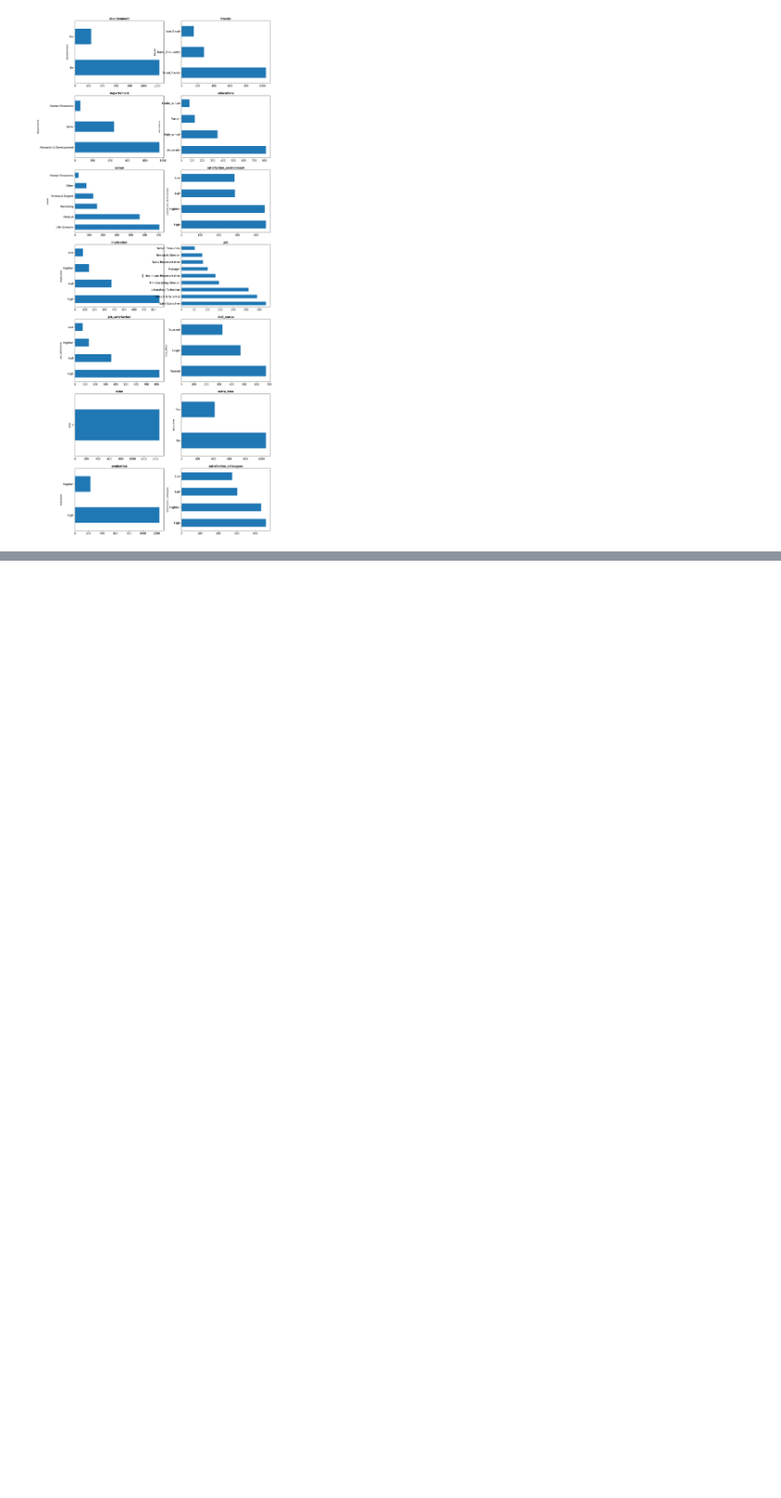
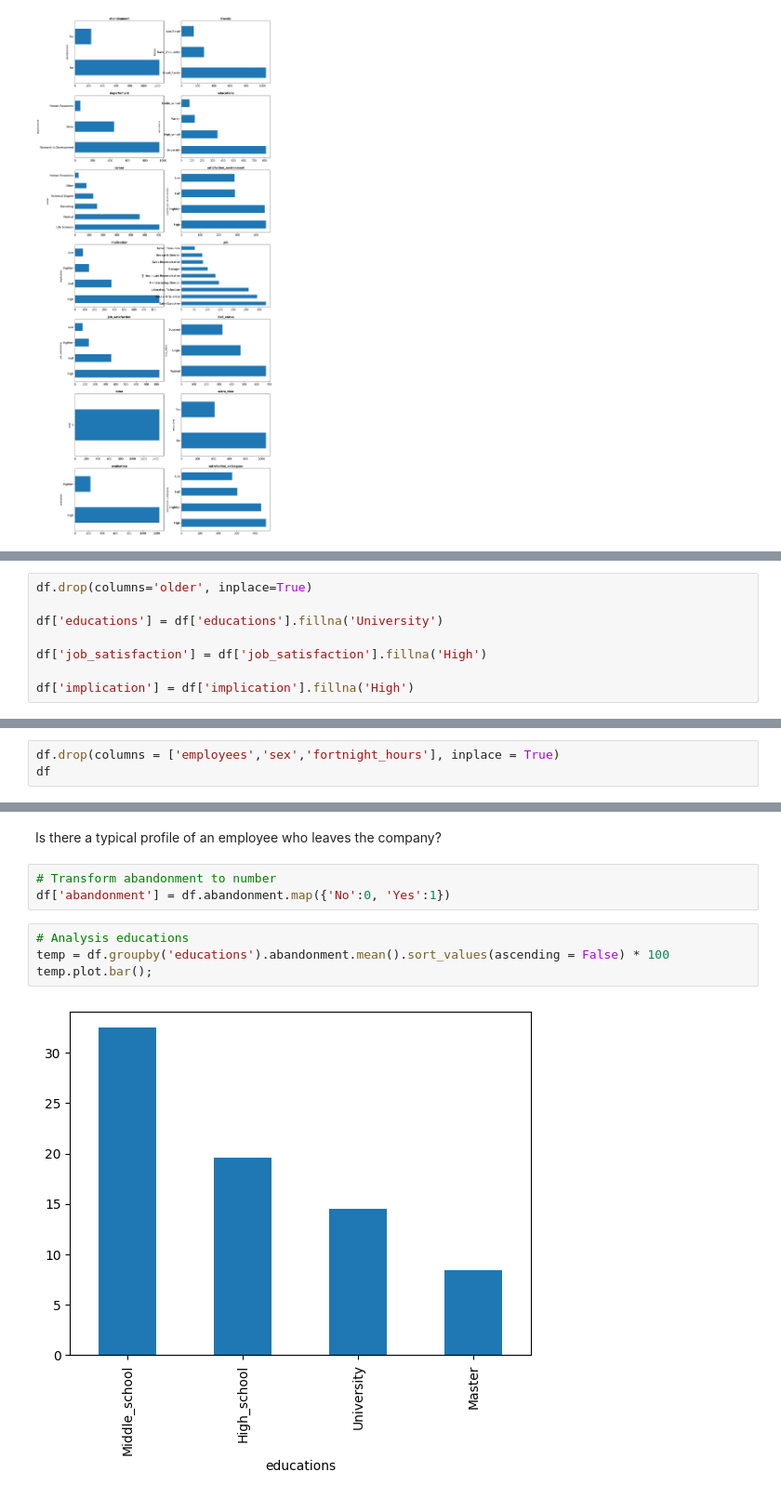
Before and after one commit to EstebanGarnicaMateus/Portfolio, a Jupyter notebook: ds_projects/data_science/Abandonment_employees.ipynb, the cells around one changed output, grey strips where cells are left out. Shown: that part at 93% size. Saved outputs shown, nothing was run; the diff lists cells and outputs as text; blank space fills up the shorter version.

```diff
--- a/ds_projects/data_science/Abandonment_employees.ipynb
+++ b/ds_projects/data_science/Abandonment_employees.ipynb
@@ -114,0 +123,8 @@ graphics_eda_categoricos(df.select_dtypes('O'))
+# %%
+df.drop(columns='older', inplace=True)
+
+df['educations'] = df['educations'].fillna('University')
+
+df['job_satisfaction'] = df['job_satisfaction'].fillna('High')
+
+df['implication'] = df['implication'].fillna('High')
@@ -114,0 +167,3 @@ graphics_eda_categoricos(df.select_dtypes('O'))
+# %%
+df.drop(columns = ['employees','sex','fortnight_hours'], inplace = True)
+df
@@ -114,0 +196,11 @@ graphics_eda_categoricos(df.select_dtypes('O'))
+# %% [markdown]
+Is there a typical profile of an employee who leaves the company?
+# %%
+# Transform abandonment to number
+df['abandonment'] = df.abandonment.map({'No':0, 'Yes':1})
+# %%
+# Analysis educations
+temp = df.groupby('educations').abandonment.mean().sort_values(ascending = False) * 100
+temp.plot.bar();
+# %% [output]
+[figure, added]
```
Also changed, not shown: parts of 52 cells of this notebook.
